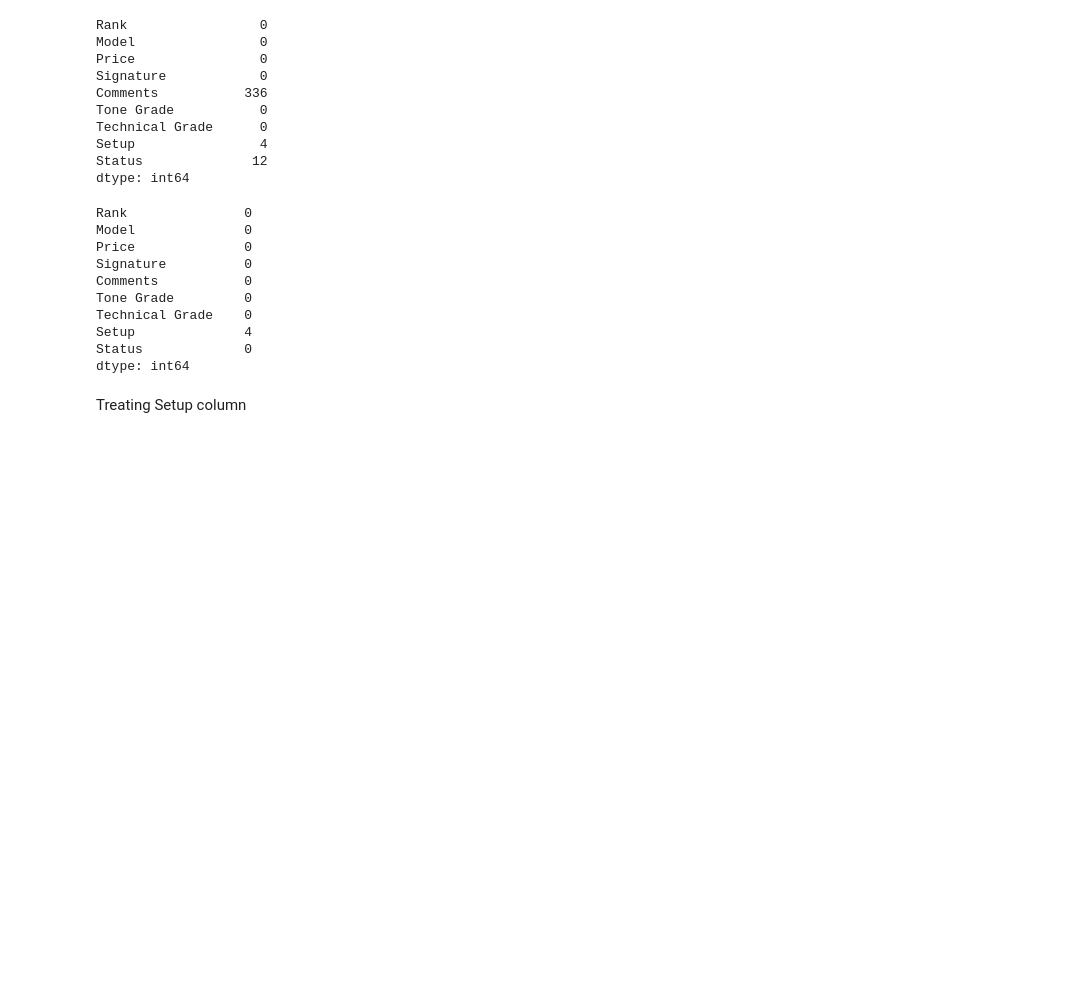
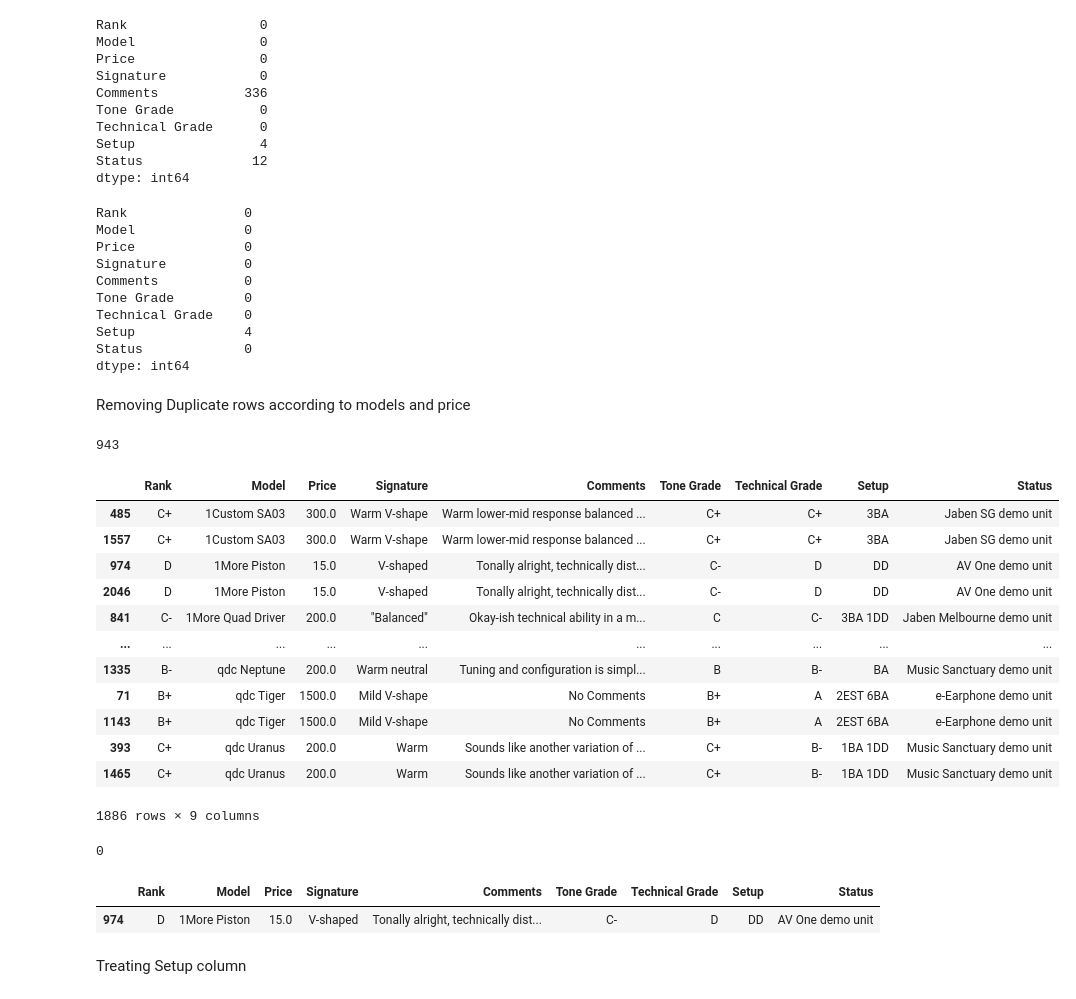
Before and after one commit to Maddox24425/Summer-Training, a Jupyter notebook: Project/crini_analysis.ipynb, the cells around one changed output. Cells and saved outputs as stored; diff of their text form; code cells hidden in the pictures; blank space fills up the shorter version.

```diff
--- a/Project/crini_analysis.ipynb
+++ b/Project/crini_analysis.ipynb
@@ -140,5 +140,35 @@ Technical Grade    0
 Setup              4
 Status             0
 dtype: int64
+# %% [markdown]
+Removing Duplicate rows according to models and price
+# %%
+duplicated_rows=df_iems[df_iems.duplicated(subset=['Model', 'Price'], keep=False)].sort_values(by=['Model','Price'])
+print(df_iems.duplicated(subset=['Model', 'Price']).sum())
+display(duplicated_rows)
+# %% [output]
+943
+|  | Rank | Model | Price | Signature | Comments | Tone Grade | Technical Grade | Setup | Status |
+| 485 | C+ | 1Custom SA03 | 300.0 | Warm V-shape | Warm lower-mid response balanced ... | C+ | C+ | 3BA | Jaben SG demo unit |
+| 1557 | C+ | 1Custom SA03 | 300.0 | Warm V-shape | Warm lower-mid response balanced ... | C+ | C+ | 3BA | Jaben SG demo unit |
+| 974 | D | 1More Piston | 15.0 | V-shaped | Tonally alright, technically dist... | C- | D | DD | AV One demo unit |
+| 2046 | D | 1More Piston | 15.0 | V-shaped | Tonally alright, technically dist... | C- | D | DD | AV One demo unit |
+| 841 | C- | 1More Quad Driver | 200.0 | "Balanced" | Okay-ish technical ability in a m... | C | C- | 3BA 1DD | Jaben Melbourne demo unit |
+| ... | ... | ... | ... | ... | ... | ... | ... | ... | ... |
+| 1335 | B- | qdc Neptune | 200.0 | Warm neutral | Tuning and configuration is simpl... | B | B- | BA | Music Sanctuary demo unit |
+| 71 | B+ | qdc Tiger | 1500.0 | Mild V-shape | No Comments | B+ | A | 2EST 6BA | e-Earphone demo unit |
+| 1143 | B+ | qdc Tiger | 1500.0 | Mild V-shape | No Comments | B+ | A | 2EST 6BA | e-Earphone demo unit |
+| 393 | C+ | qdc Uranus | 200.0 | Warm | Sounds like another variation of ... | C+ | B- | 1BA 1DD | Music Sanctuary demo unit |
+| 1465 | C+ | qdc Uranus | 200.0 | Warm | Sounds like another variation of ... | C+ | B- | 1BA 1DD | Music Sanctuary demo unit |
+1886 rows × 9 columns
+# %%
+df_iems = df_iems.drop_duplicates(subset=['Model', 'Price'], keep='first')
+print(df_iems.duplicated(subset=['Model', 'Price']).sum())
+df_iems.shape
+df_iems[df_iems['Model']=='1More Piston']
+# %% [output]
+0
+|  | Rank | Model | Price | Signature | Comments | Tone Grade | Technical Grade | Setup | Status |
+| 974 | D | 1More Piston | 15.0 | V-shaped | Tonally alright, technically dist... | C- | D | DD | AV One demo unit |
 # %% [markdown]
 Treating Setup column
```
Also changed, not shown: parts of 15 cells of this notebook.
